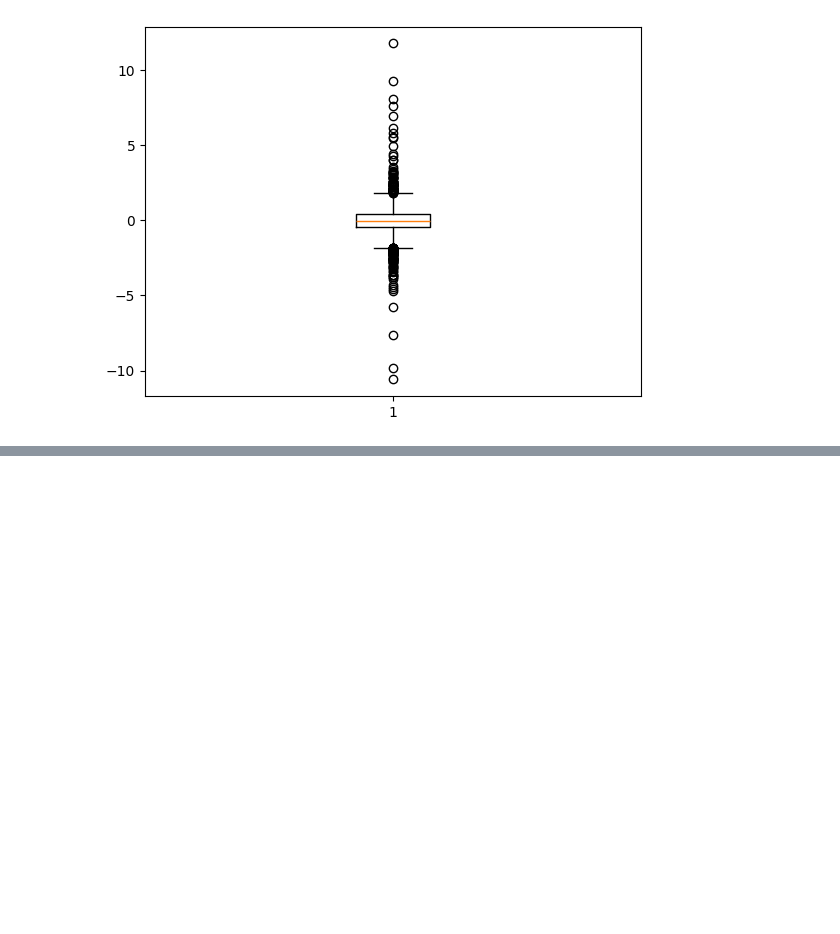
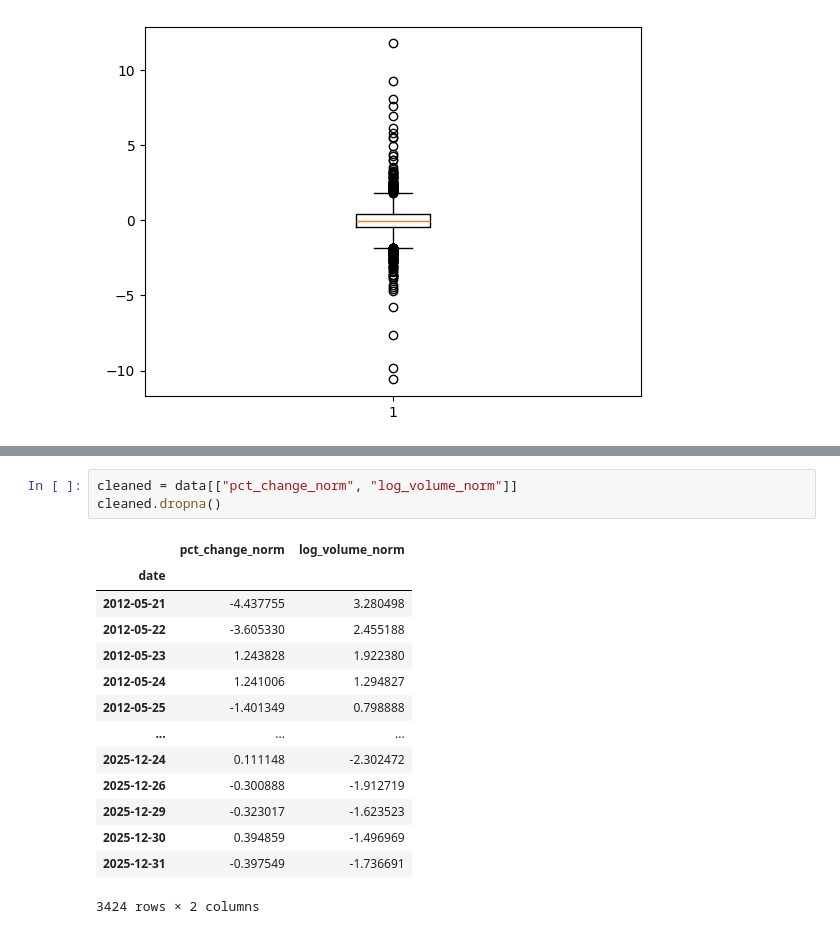
Before and after one commit to saakethk/cerebrum, a Jupyter notebook: analysis/eda.ipynb, the cells around one changed output, grey strips where cells are left out. Cells and saved outputs as stored; diff of their text form; blank space fills up the shorter version.

```diff
--- a/analysis/eda.ipynb
+++ b/analysis/eda.ipynb
@@ -208,0 +244,18 @@ plt.show()
+# %%
+cleaned = data[["pct_change_norm", "log_volume_norm"]]
+cleaned.dropna()
+# %% [output]
+|  | pct_change_norm | log_volume_norm |
+| date |  |  |
+| 2012-05-21 | -4.437755 | 3.280498 |
+| 2012-05-22 | -3.605330 | 2.455188 |
+| 2012-05-23 | 1.243828 | 1.922380 |
+| 2012-05-24 | 1.241006 | 1.294827 |
+| 2012-05-25 | -1.401349 | 0.798888 |
+| ... | ... | ... |
+| 2025-12-24 | 0.111148 | -2.302472 |
+| 2025-12-26 | -0.300888 | -1.912719 |
+| 2025-12-29 | -0.323017 | -1.623523 |
+| 2025-12-30 | 0.394859 | -1.496969 |
+| 2025-12-31 | -0.397549 | -1.736691 |
+3424 rows × 2 columns
```
Also changed, not shown: parts of 6 cells of this notebook, 1 other file.
